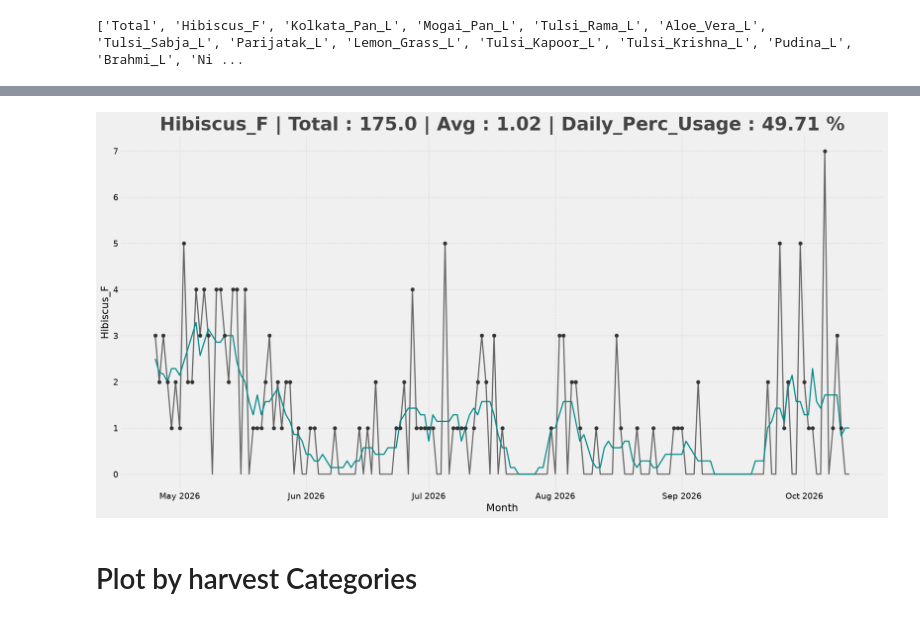
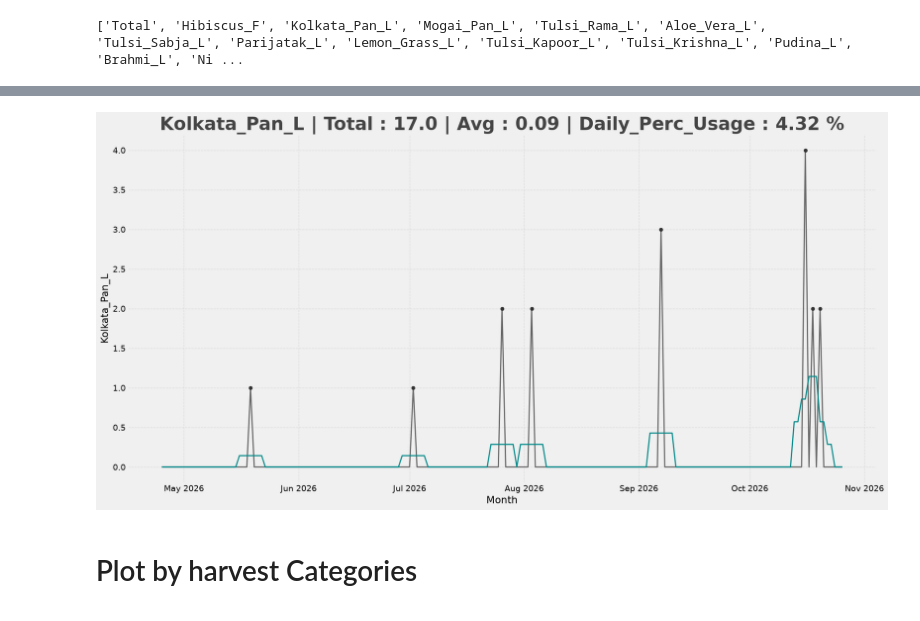
Before and after one commit to leomcp/Garden_Mgmt, a Jupyter notebook: nb/main.ipynb, the cells around one changed output, grey strips where cells are left out. Saved outputs shown, nothing was run; the diff lists cells and outputs as text; code cells hidden in the pictures.

```diff
--- a/nb/main.ipynb
+++ b/nb/main.ipynb
@@ -108,10 +121,10 @@ def plot_harvest(colname, total):
 # %%
-colname = "Hibiscus_F"
+colname = "Kolkata_Pan_L"
 # total = False
 fertiliser_info = False
 plot_harvest(colname, total = False )
 # %% [output]
-[figure, old version]
+[figure, new version]
 # %% [markdown]
 # Plot by harvest Categories
 # %%
```
Also changed, not shown: parts of 9 cells of this notebook, 2 other files.
